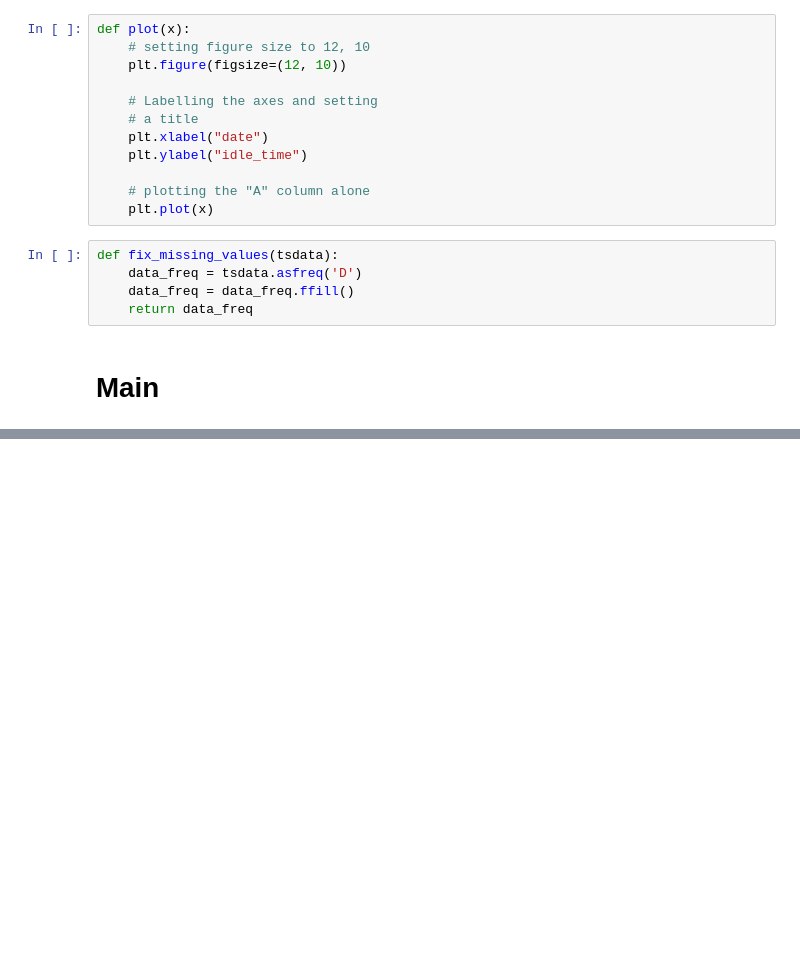
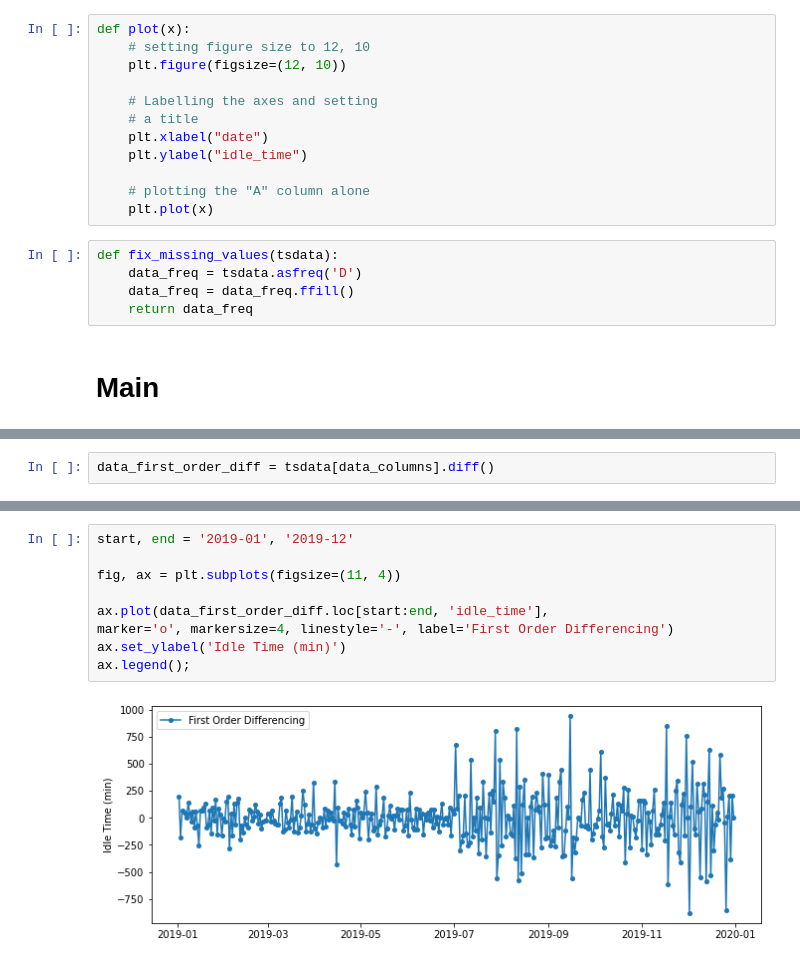
Before and after one commit to jw54kysa/bachelor_thesis_idle_time_prediction_nextbike, a Jupyter notebook: scripts/start_time_series.ipynb, the cells around one changed output, grey strips where cells are left out. Drawn from its saved outputs; the diff is of its cells as text; blank space fills up the shorter version.

```diff
--- a/scripts/start_time_series.ipynb
+++ b/scripts/start_time_series.ipynb
@@ -116,0 +169,2 @@ def getmosthexid(df):
+# %%
+data_first_order_diff = tsdata[data_columns].diff()
@@ -116,0 +192,11 @@ def getmosthexid(df):
+# %%
+start, end = '2019-01', '2019-12'
+
+fig, ax = plt.subplots(figsize=(11, 4))
+
+ax.plot(data_first_order_diff.loc[start:end, 'idle_time'],
+marker='o', markersize=4, linestyle='-', label='First Order Differencing')
+ax.set_ylabel('Idle Time (min)')
+ax.legend();
+# %% [output]
+[figure, added]
```
Also changed, not shown: parts of 14 cells of this notebook.
